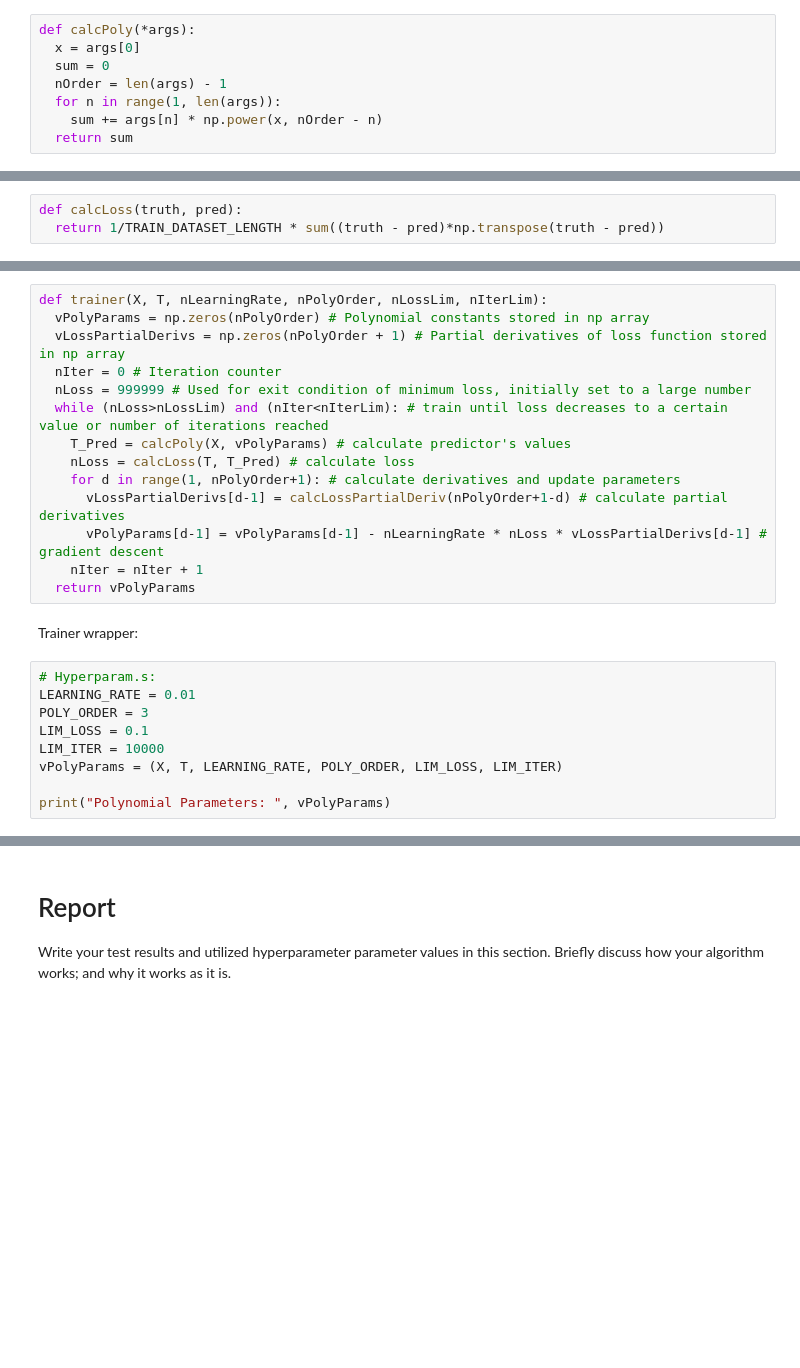
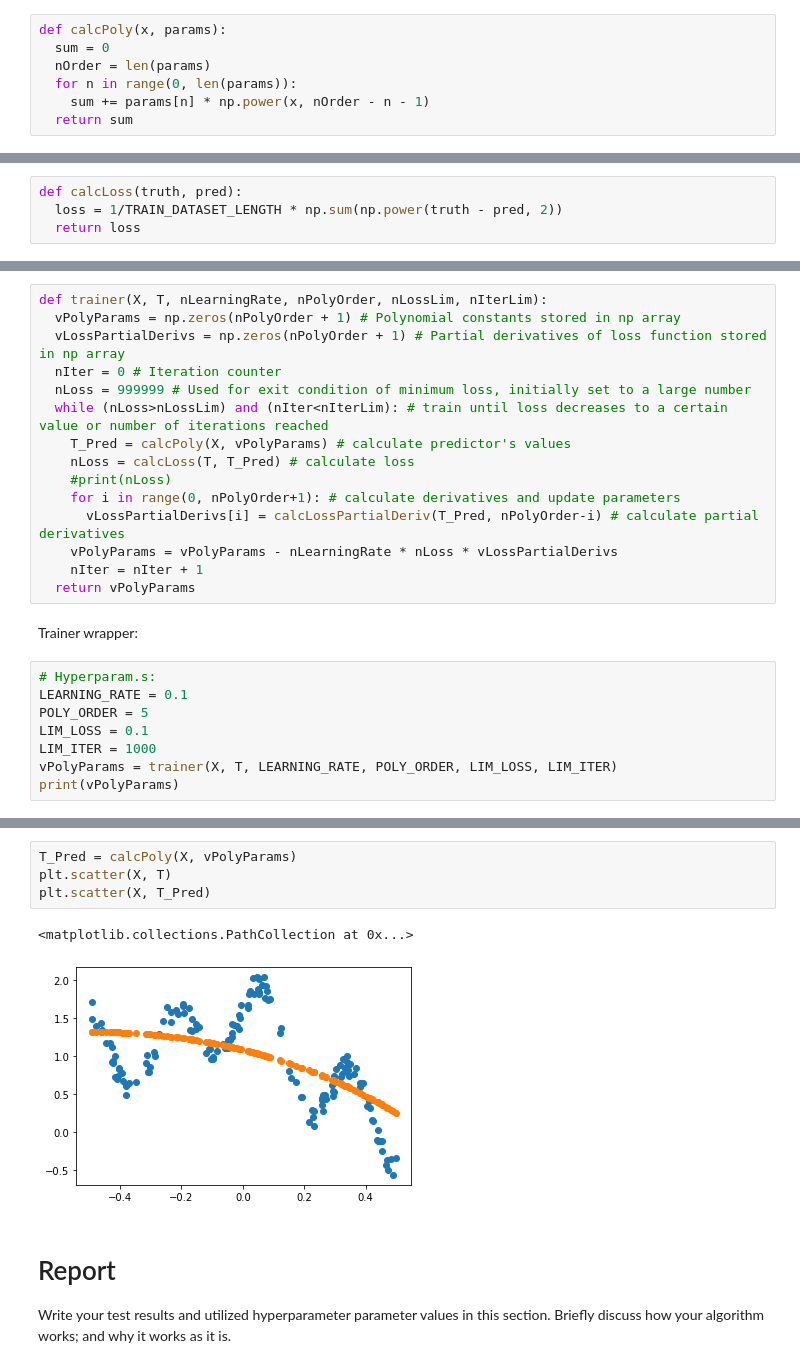
Before and after one commit to imthelizardking/cmp712-homeworks, a Jupyter notebook: hw1/hw1_n22133132_yusufcagri_ogut_.ipynb, the cells around one changed output, grey strips where cells are left out. Drawn from its saved outputs; the diff is of its cells as text; blank space fills up the shorter version.

```diff
--- a/hw1/hw1_n22133132_yusufcagri_ogut_.ipynb
+++ b/hw1/hw1_n22133132_yusufcagri_ogut_.ipynb
@@ -50,43 +49,43 @@ def calcLossPartialDeriv(nOrder):
 # %% [markdown]
 Generic method to calculate different order polynomials:
 # %%
-def calcPoly(*args):
-  x = args[0]
+def calcPoly(x, params):
   sum = 0
-  nOrder = len(args) - 1
-  for n in range(1, len(args)):
-    sum += args[n] * np.power(x, nOrder - n)
+  nOrder = len(params)
+  for n in range(0, len(params)):
+    sum += params[n] * np.power(x, nOrder - n - 1)
   return sum
 # %% [markdown]
 Loss Function is Mean Squared Error **(MSE)**:
 # %%
 def calcLoss(truth, pred):
-  return 1/TRAIN_DATASET_LENGTH * sum((truth - pred)*np.transpose(truth - pred))
+  loss = 1/TRAIN_DATASET_LENGTH * np.sum(np.power(truth - pred, 2))
+  return loss
 # %% [markdown]
 Trainer method:
 # %%
 def trainer(X, T, nLearningRate, nPolyOrder, nLossLim, nIterLim):
-  vPolyParams = np.zeros(nPolyOrder) # Polynomial constants stored in np array
+  vPolyParams = np.zeros(nPolyOrder + 1) # Polynomial constants stored in np array
   vLossPartialDerivs = np.zeros(nPolyOrder + 1) # Partial derivatives of loss function stored in np array
   nIter = 0 # Iteration counter
   nLoss = 999999 # Used for exit condition of minimum loss, initially set to a large number
   while (nLoss>nLossLim) and (nIter<nIterLim): # train until loss decreases to a certain value or number of iterations reached
     T_Pred = calcPoly(X, vPolyParams) # calculate predictor's values
     nLoss = calcLoss(T, T_Pred) # calculate loss
-    for d in range(1, nPolyOrder+1): # calculate derivatives and update parameters
-      vLossPartialDerivs[d-1] = calcLossPartialDeriv(nPolyOrder+1-d) # calculate partial derivatives
-      vPolyParams[d-1] = vPolyParams[d-1] - nLearningRate * nLoss * vLossPartialDerivs[d-1] # gradient descent
+    #print(nLoss)
+    for i in range(0, nPolyOrder+1): # calculate derivatives and update parameters
+      vLossPartialDerivs[i] = calcLossPartialDeriv(T_Pred, nPolyOrder-i) # calculate partial derivatives
+    vPolyParams = vPolyParams - nLearningRate * nLoss * vLossPartialDerivs
     nIter = nIter + 1
   return vPolyParams
 # %% [markdown]
 Trainer wrapper:
 # %%
 # Hyperparam.s:
-LEARNING_RATE = 0.01
-POLY_ORDER = 3
+LEARNING_RATE = 0.1
+POLY_ORDER = 5
 LIM_LOSS = 0.1
-LIM_ITER = 10000
-vPolyParams = (X, T, LEARNING_RATE, POLY_ORDER, LIM_LOSS, LIM_ITER)
-
-print("Polynomial Parameters: ", vPolyParams)
+LIM_ITER = 1000
+vPolyParams = trainer(X, T, LEARNING_RATE, POLY_ORDER, LIM_LOSS, LIM_ITER)
+print(vPolyParams)
 # %% [output]
@@ -105,3 +111,10 @@ plt.show()
+# %%
+T_Pred = calcPoly(X, vPolyParams)
+plt.scatter(X, T)
+plt.scatter(X, T_Pred)
+# %% [output]
+<matplotlib.collections.PathCollection at 0x...>
+[figure, added]
 # %% [markdown]
 # Report
 Write your test results and utilized hyperparameter parameter values in this section. Briefly discuss how your algorithm works; and why it works as it is.
```
Also changed, not shown: parts of 11 cells of this notebook.
